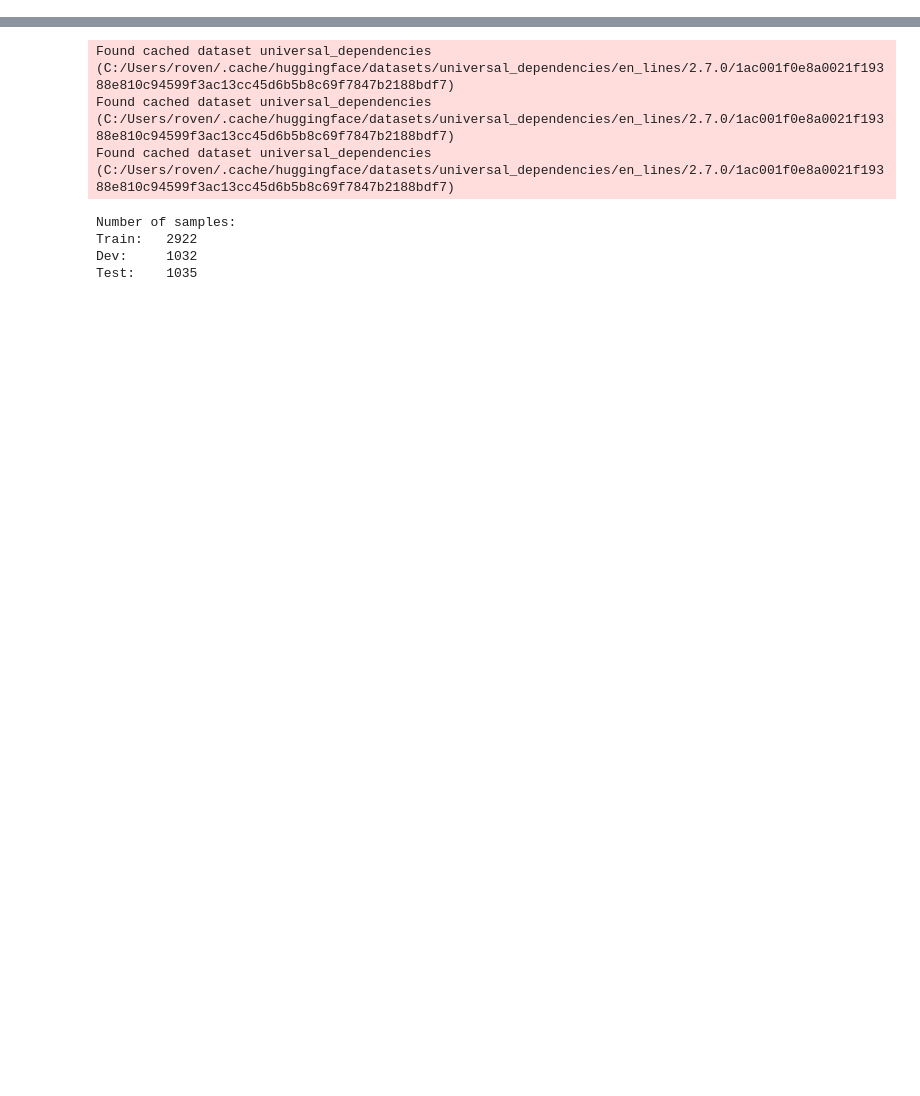
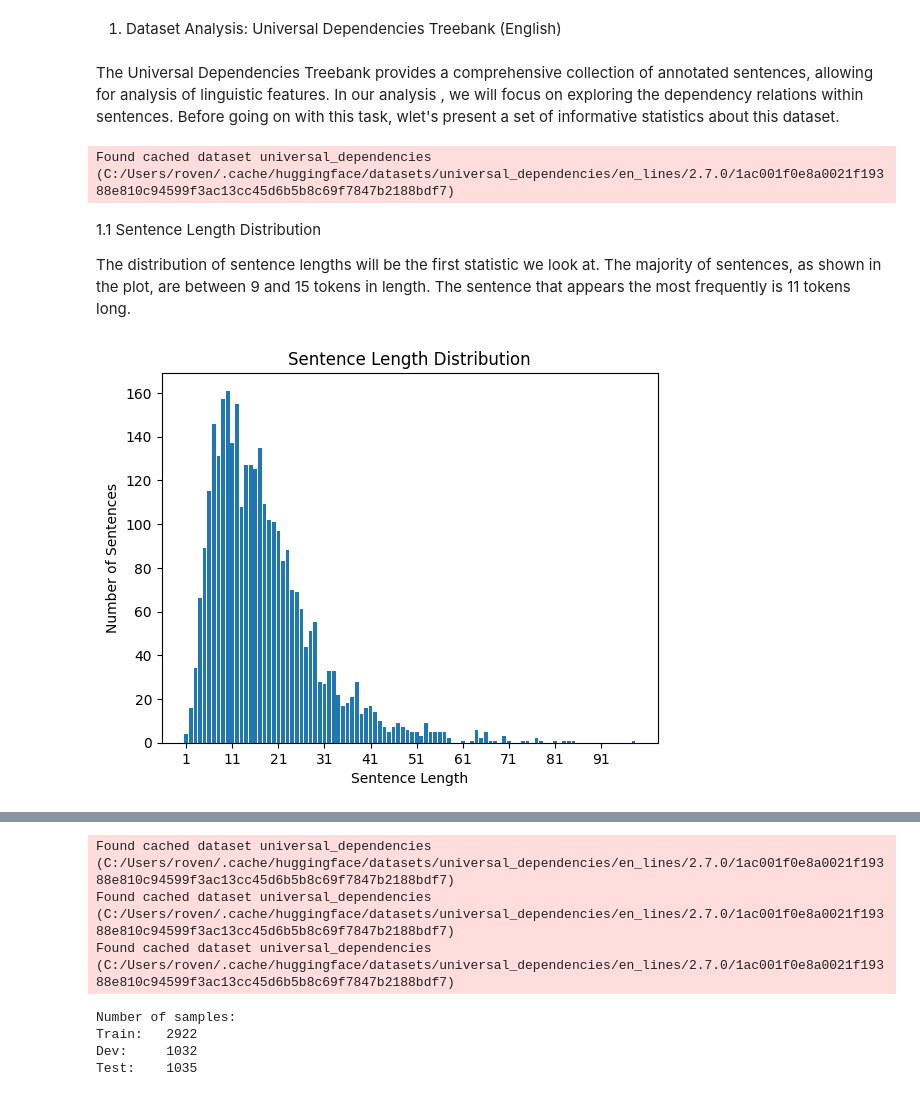
Before and after one commit to rovenallapushi/demo-NLP, a Jupyter notebook: notebooks/II Project.ipynb, the cells around one changed output, grey strips where cells are left out. Drawn from its saved outputs; the diff is of its cells as text; code cells hidden in the pictures; blank space fills up the shorter version.

```diff
--- a/notebooks/II Project.ipynb
+++ b/notebooks/II Project.ipynb
@@ -6,0 +11,39 @@ import numpy as np
+# %% [markdown]
+1. Dataset Analysis: Universal Dependencies Treebank (English)
+# %% [markdown]
+
+The Universal Dependencies Treebank provides a comprehensive collection of annotated sentences, allowing for analysis of linguistic features. In our analysis , we will focus on exploring the dependency relations within sentences. Before going on with this task, wlet's present a set of informative statistics about this dataset.
+# %%
+# load the dataset to be used for calculating the statistics
+
+full_dataloader = load_dataset('universal_dependencies', 'en_lines', split='train')
+# %% [output]
+Found cached dataset universal_dependencies (C:/Users/roven/.cache/huggingface/datasets/universal_dependencies/en_lines/2.7.0/1ac001f0e8a0021f19388e810c94599f3ac13cc45d6b5b8c69f7847b2188bdf7)
+# %% [markdown]
+1.1 Sentence Length Distribution
+
+The distribution of sentence lengths will be the first statistic we look at. The majority of sentences, as shown in the plot, are between 9 and 15 tokens in length. The sentence that appears the most frequently is 11 tokens long.
+# %%
+sentence_lengths = Counter()
+
+for sentence in full_dataloader:
+    tokens = sentence['tokens']
+    length_each_sen = len(tokens)
+    sentence_lengths[length_each_sen] += 1
+
+# Extract the lengths and counts for plotting
+lengths = list(sentence_lengths.keys())
+counts = list(sentence_lengths.values())
+
+# Rescale the graph with step size of 10
+x_ticks = np.arange(min(lengths), max(lengths)+1, 10)
+
+# Plot the bar graph
+plt.bar(lengths, counts)
+plt.xticks(x_ticks)
+plt.xlabel('Sentence Length')
+plt.ylabel('Number of Sentences')
+plt.title('Sentence Length Distribution')
+plt.show()
+# %% [output]
+[figure, added]
```
Also changed, not shown: parts of 39 cells of this notebook.
